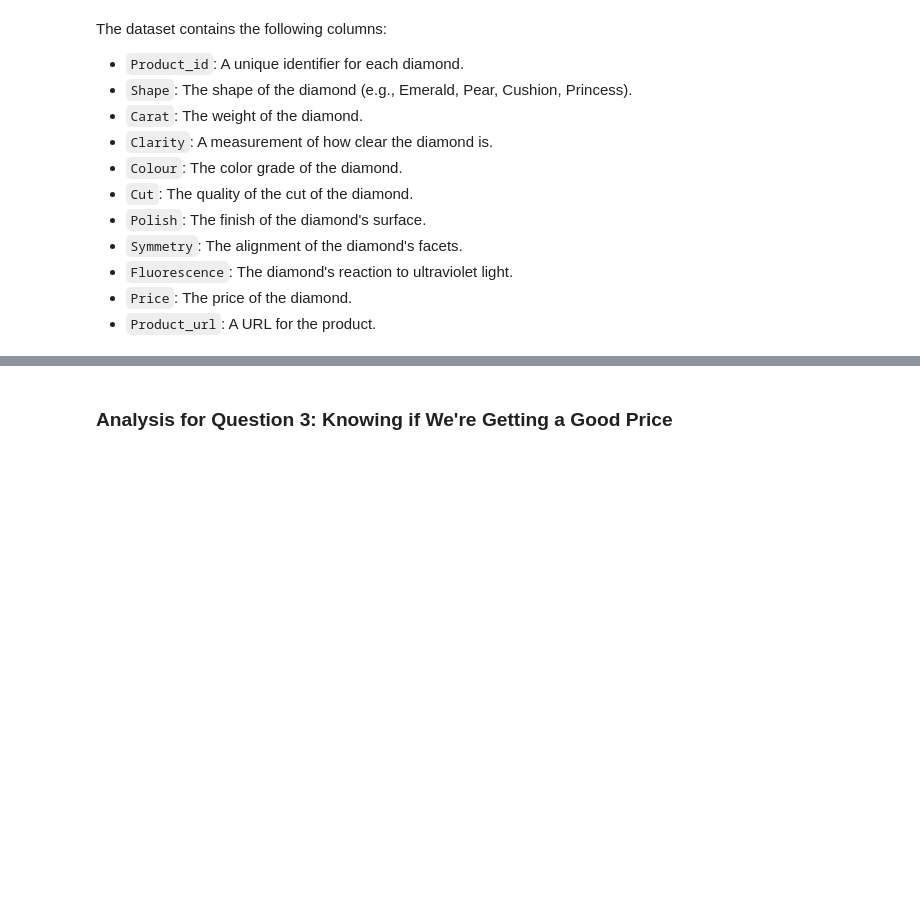
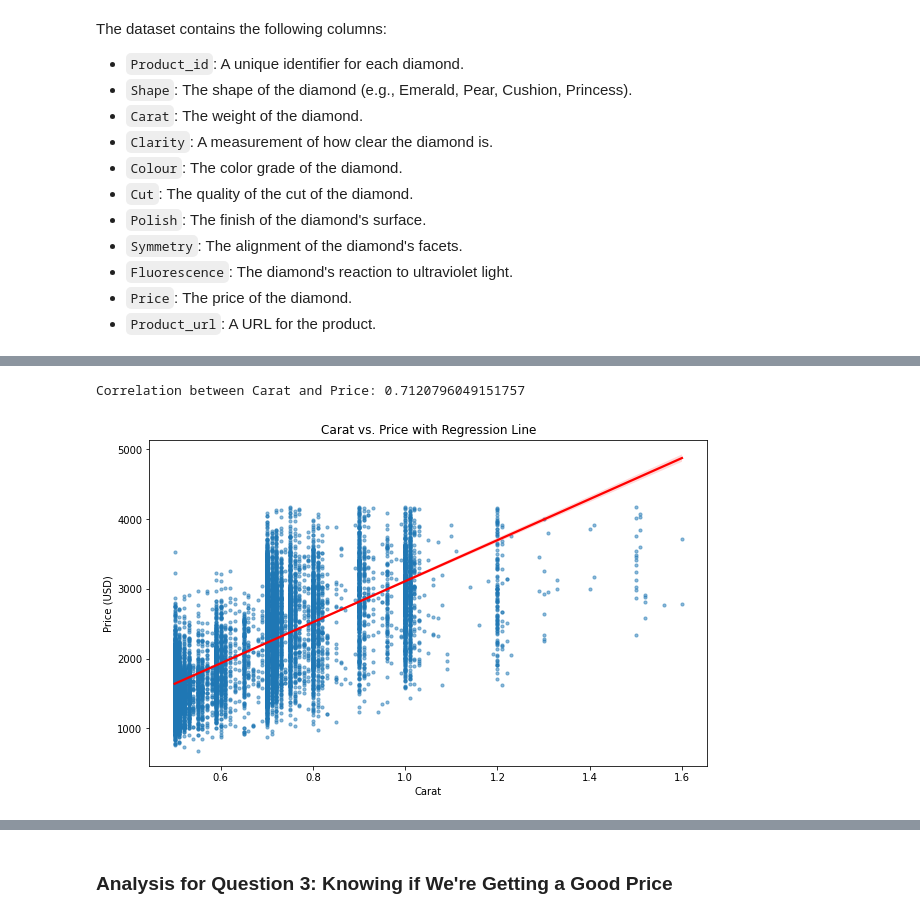
Before and after one commit to manjuq/DiamondValueAnalysis, a Jupyter notebook: analyze_diamond_data.ipynb, the cells around one changed output, grey strips where cells are left out. Saved outputs shown, nothing was run; the diff lists cells and outputs as text; code cells hidden in the pictures; blank space fills up the shorter version.

```diff
--- a/analyze_diamond_data.ipynb
+++ b/analyze_diamond_data.ipynb
@@ -500,0 +43,14 @@ anova_table_cut, anova_table_color, anova_table_clarity
+# %%
+# List of file names
+files = ['data_cushion.csv', 'data_round.csv', 'data_heart.csv', 'data_emerald.csv', 'data_oval.csv',
+         'data_marquise.csv', 'data_pear.csv', 'data_princess.csv']
+
+dfs = []
+
+#Read each file and appends its dataframe to the list
+for file in files:
+    df = pd.read_csv(f'scraped_data/{file}')
+    dfs.append(df)
+
+#Concatenate all dfs into a single dataframe
+df = pd.concat(dfs, ignore_index=True)
@@ -500,0 +228,15 @@ anova_table_cut, anova_table_color, anova_table_clarity
+# %%
+#Correlation between Carat and Price
+correlation_carat_price = df_cleaned['Carat'].corr(df_cleaned['Price'])
+print("Correlation between Carat and Price:", correlation_carat_price)
+
+# Fit a regression line to better visualize the relationship between Carat and Price
+plt.figure(figsize=(10, 6))
+sns.regplot(x='Carat', y='Price', data=df_cleaned, scatter_kws={'s':10, 'alpha':0.5}, line_kws={'color':'red'})
+plt.title('Carat vs. Price with Regression Line')
+plt.xlabel('Carat')
+plt.ylabel('Price (USD)')
+plt.show()
+# %% [output]
+Correlation between Carat and Price: 0.7120796049151757
+[figure, added]
```
Also changed, not shown: parts of 58 cells of this notebook, 2 other files.
